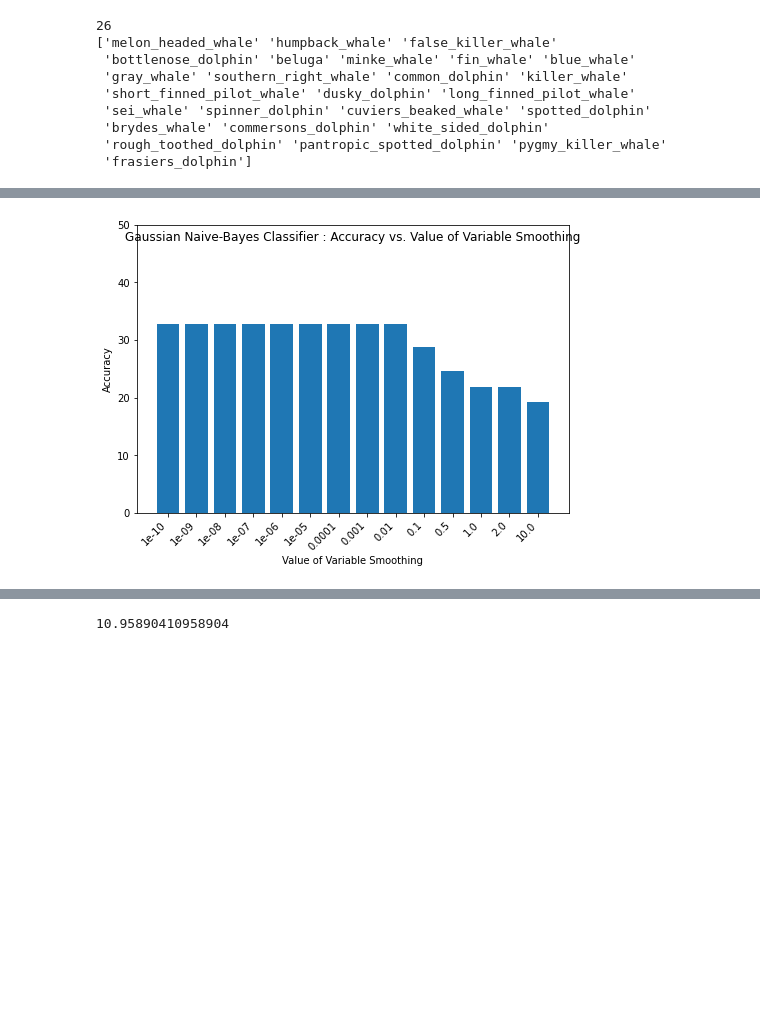
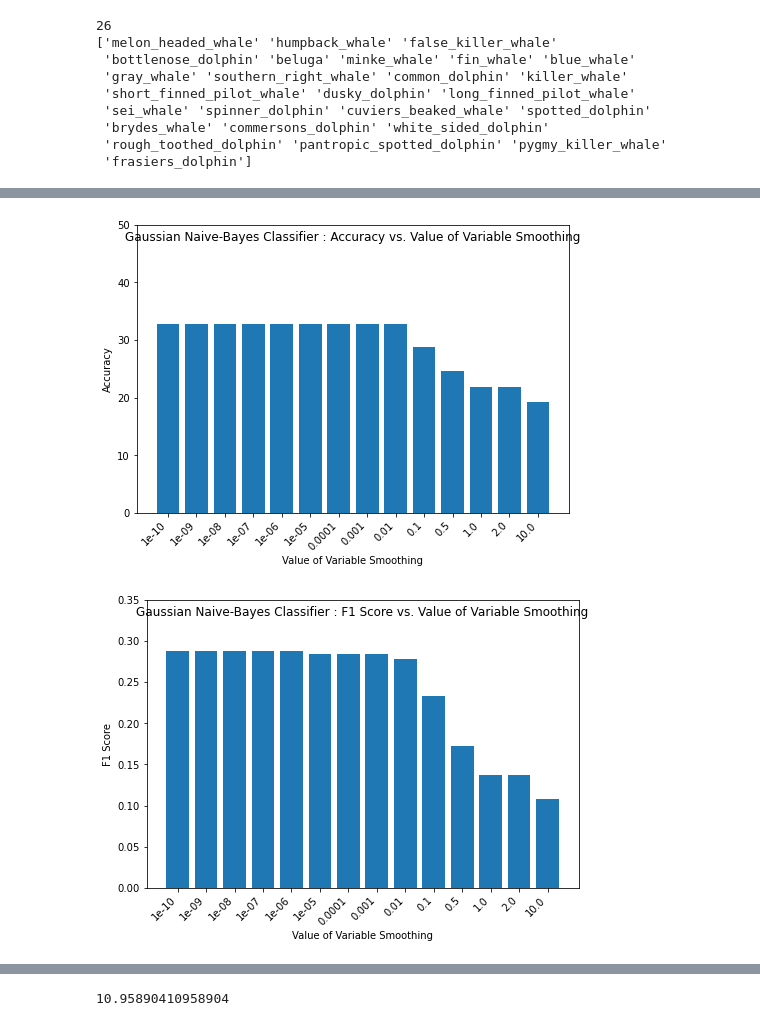
Before and after one commit to landmund/w207-spring2022-final-project-wong-chen-lim, a Jupyter notebook: Basic_Classifiers.ipynb, the cells around one changed output, grey strips where cells are left out. Drawn from its saved outputs; the diff is of its cells as text; code cells hidden in the pictures; blank space fills up the shorter version.

```diff
--- a/Basic_Classifiers.ipynb
+++ b/Basic_Classifiers.ipynb
@@ -186,23 +216,28 @@ plot_scores(alpha_list, acc, "Alpha", "Accuracy", "Bernoulli Naive-Bayes Classif
 # %%
 # Gaussian Naive-Bayes
 var_smoothing_list = [1.0e-10, 1.0e-9, 1.0e-8, 1.0e-7, 1.0e-6, 1.0e-5,
                                 0.0001, 0.001, 0.01, 0.1, 0.5, 1.0, 2.0, 10.0]
 acc = list()
+f1_list = list()
 
 for i in range(len(var_smoothing_list)):
     gbmodel = GaussianNB(var_smoothing=var_smoothing_list[i])
-    acc.append(test_model_accuracy(
+    ac,f1 = test_model_accuracy(
         gbmodel,
         train_features_shuffled,
         train_labels_shuffled,
         test_features_shuffled,
         test_labels_shuffled
-    ))
+    )
+
+    f1_list.append(f1)
+    acc.append(ac)
 
 
-plot_scores(var_smoothing_list, acc, "Variable Smoothing", "Accuracy", "Gaussian Naive-Bayes Classifier")
+plot_scores(var_smoothing_list, acc, f1_list, "Variable Smoothing", "Accuracy", "F1 Score", "Gaussian Naive-Bayes Classifier")
 # %% [output]
 [figure]
+[figure, added]
 # %%
 # LogisticRegression
 c_list = [0.01, 0.1, 0.5, 0.75, 1.0,
```
Also changed, not shown: parts of 8 cells of this notebook.
